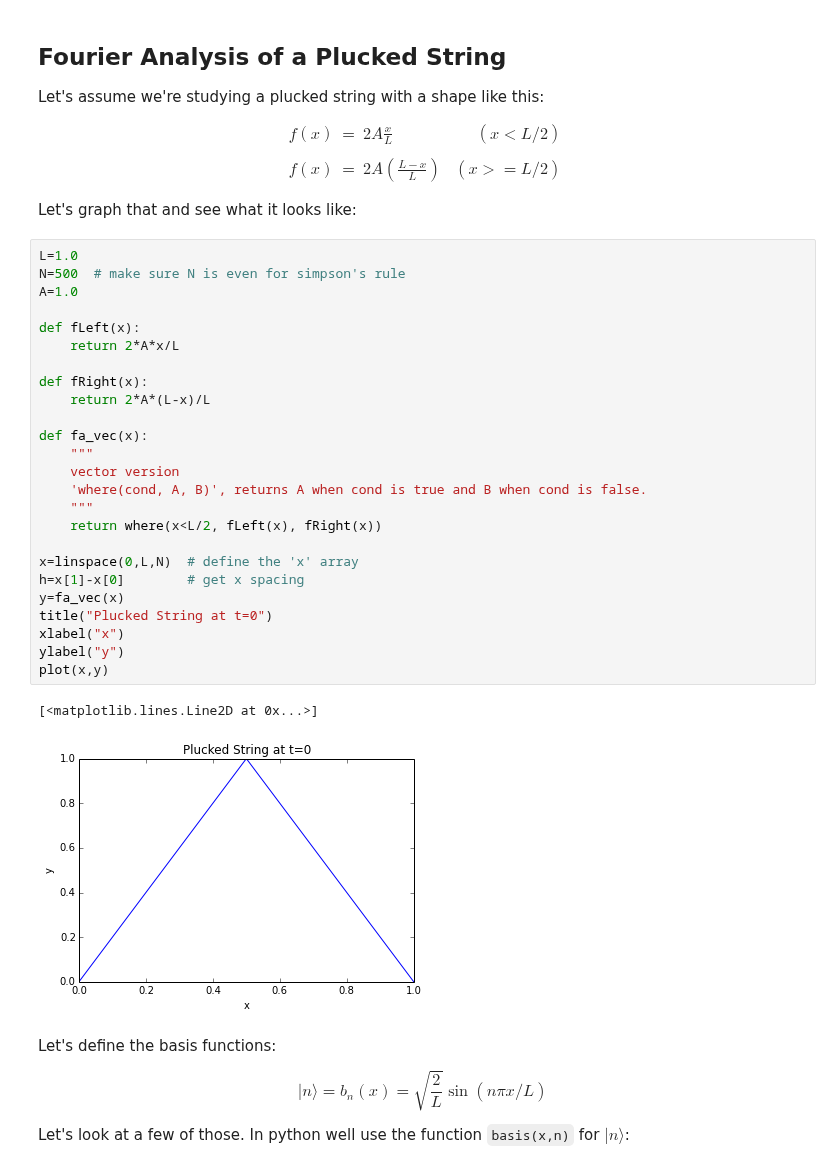
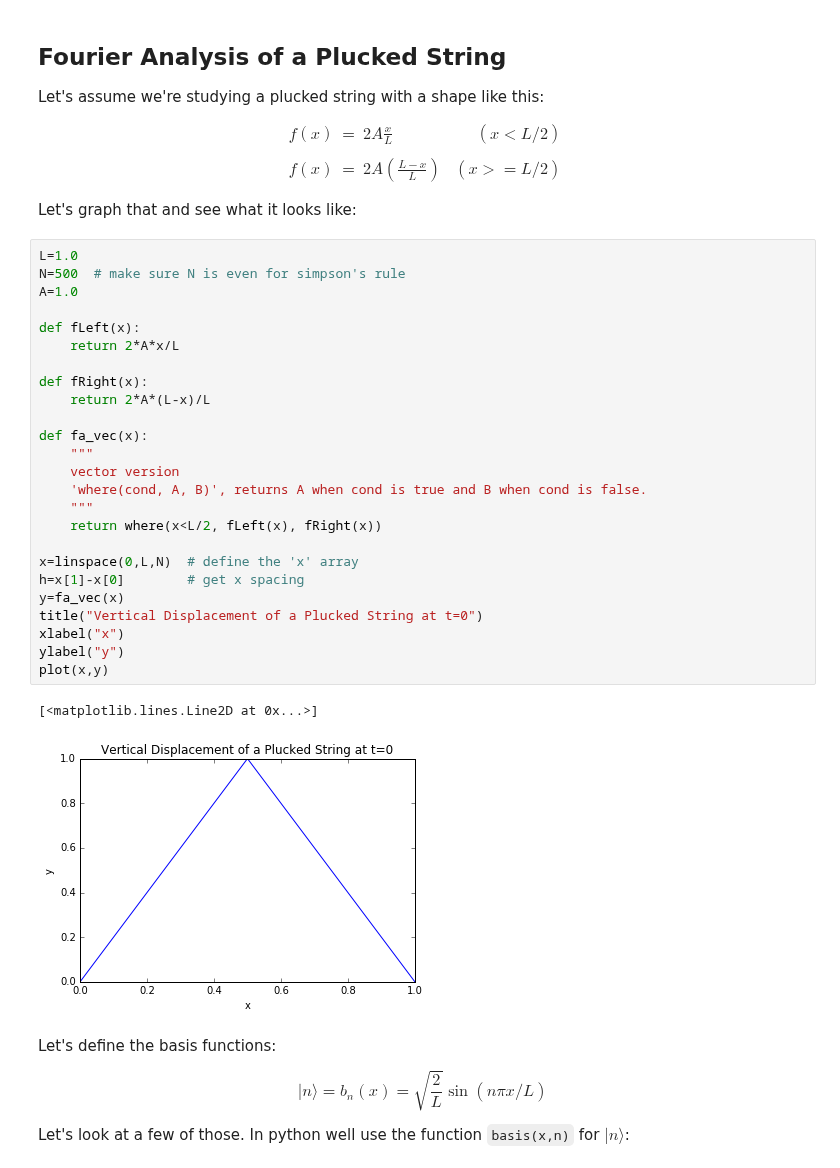
Before and after one commit to sspickle/sci-comp-notebooks, a Jupyter notebook: P11-FourierSeries.ipynb, the cells around one changed output. Cells and saved outputs as stored; diff of their text form.

```diff
--- a/P11-FourierSeries.ipynb
+++ b/P11-FourierSeries.ipynb
@@ -18,31 +18,31 @@ Let's graph that and see what it looks like:
 # %%
 L=1.0
 N=500  # make sure N is even for simpson's rule
 A=1.0
 
 def fLeft(x):
     return 2*A*x/L
 
 def fRight(x):
     return 2*A*(L-x)/L
 
 def fa_vec(x):
     """
     vector version
     'where(cond, A, B)', returns A when cond is true and B when cond is false.
     """
     return where(x<L/2, fLeft(x), fRight(x))
 
 x=linspace(0,L,N)  # define the 'x' array
 h=x[1]-x[0]        # get x spacing
 y=fa_vec(x)
-title("Plucked String at t=0")
+title("Vertical Displacement of a Plucked String at t=0")
 xlabel("x")
 ylabel("y")
 plot(x,y)
 # %% [output]
 [<matplotlib.lines.Line2D at 0x...>]
-[figure, old version]
+[figure, new version]
 # %% [markdown]
 Let's define the basis functions:
 
```
Also changed, not shown: parts of 2 cells of this notebook.
